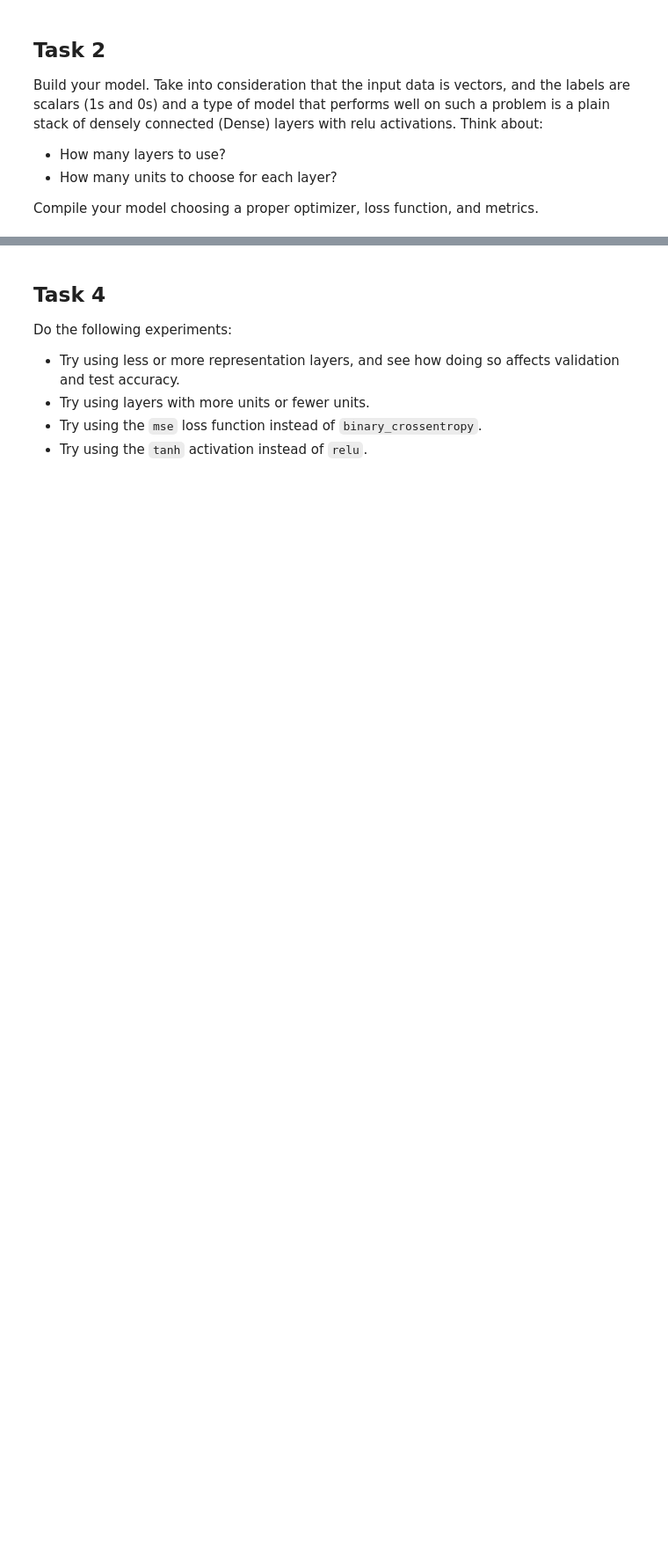
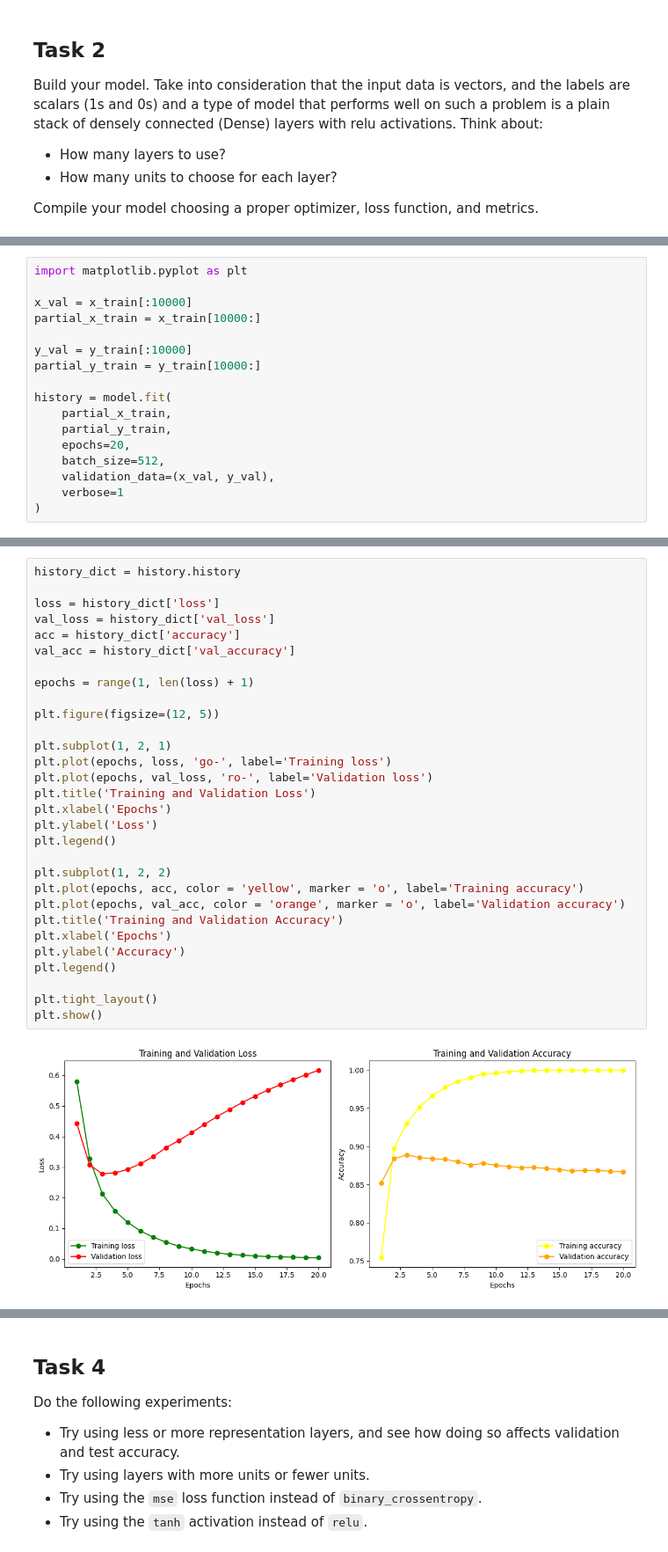
Before and after one commit to RafalG1991/ml-py, a Jupyter notebook: _Deep_Learning_with_Python/Lab4.ipynb, the cells around one changed output, grey strips where cells are left out. Shown at 88% size. Drawn from its saved outputs; the diff is of its cells as text; blank space fills up the shorter version.

```diff
--- a/_Deep_Learning_with_Python/Lab4.ipynb
+++ b/_Deep_Learning_with_Python/Lab4.ipynb
@@ -68,3 +112,20 @@ Validate your model:
 - Make a plot of the training and validation accuracy.
 </br><img src=3.png/>
 - Choose a proper number of epochs to train the model on the entire train data to prevent overfitting, and then evaluate it on the test data.
+# %%
+import matplotlib.pyplot as plt
+
+x_val = x_train[:10000]
+partial_x_train = x_train[10000:]
+
+y_val = y_train[:10000]
+partial_y_train = y_train[10000:]
+
+history = model.fit(
+    partial_x_train,
+    partial_y_train,
+    epochs=20,
+    batch_size=512,
+    validation_data=(x_val, y_val),
+    verbose=1
+)
@@ -70,0 +150,32 @@ Validate your model:
+# %%
+history_dict = history.history
+
+loss = history_dict['loss']
+val_loss = history_dict['val_loss']
+acc = history_dict['accuracy']
+val_acc = history_dict['val_accuracy']
+
+epochs = range(1, len(loss) + 1)
+
+plt.figure(figsize=(12, 5))
+
+plt.subplot(1, 2, 1)
+plt.plot(epochs, loss, 'go-', label='Training loss')
+plt.plot(epochs, val_loss, 'ro-', label='Validation loss')
+plt.title('Training and Validation Loss')
+plt.xlabel('Epochs')
+plt.ylabel('Loss')
+plt.legend()
+
+plt.subplot(1, 2, 2)
+plt.plot(epochs, acc, color = 'yellow', marker = 'o', label='Training accuracy')
+plt.plot(epochs, val_acc, color = 'orange', marker = 'o', label='Validation accuracy')
+plt.title('Training and Validation Accuracy')
+plt.xlabel('Epochs')
+plt.ylabel('Accuracy')
+plt.legend()
+
+plt.tight_layout()
+plt.show()
+# %% [output]
+[figure, added]
```
Also changed, not shown: parts of 6 cells of this notebook.
